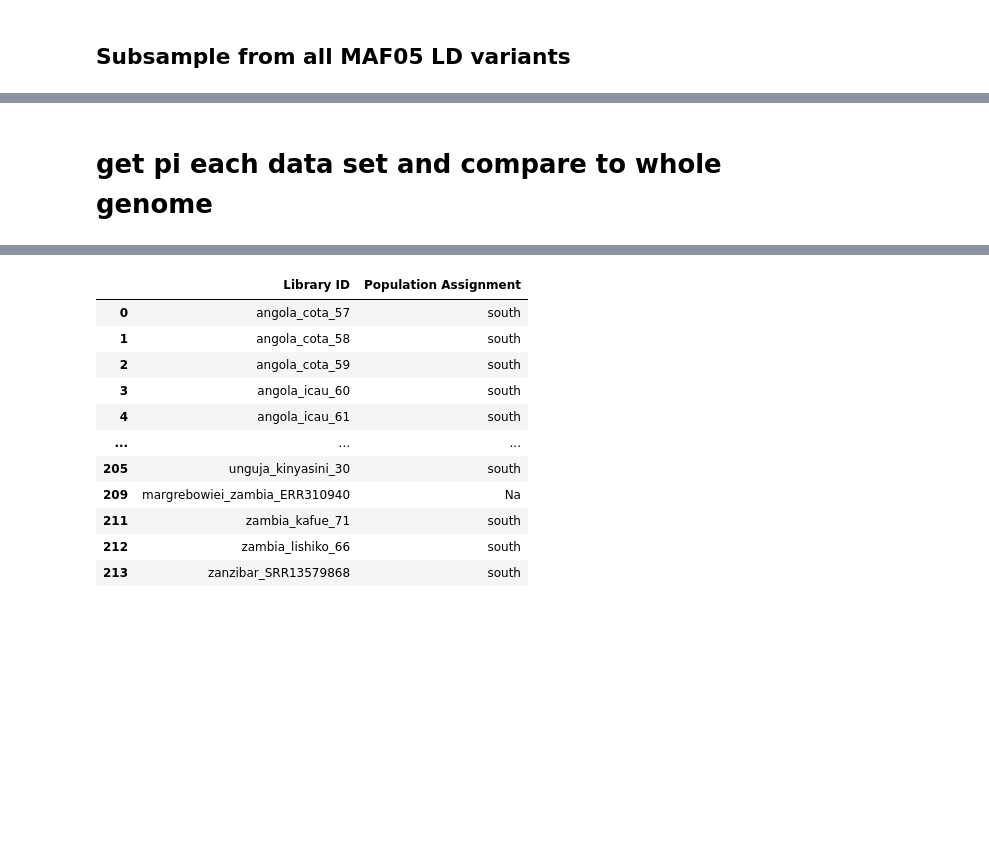
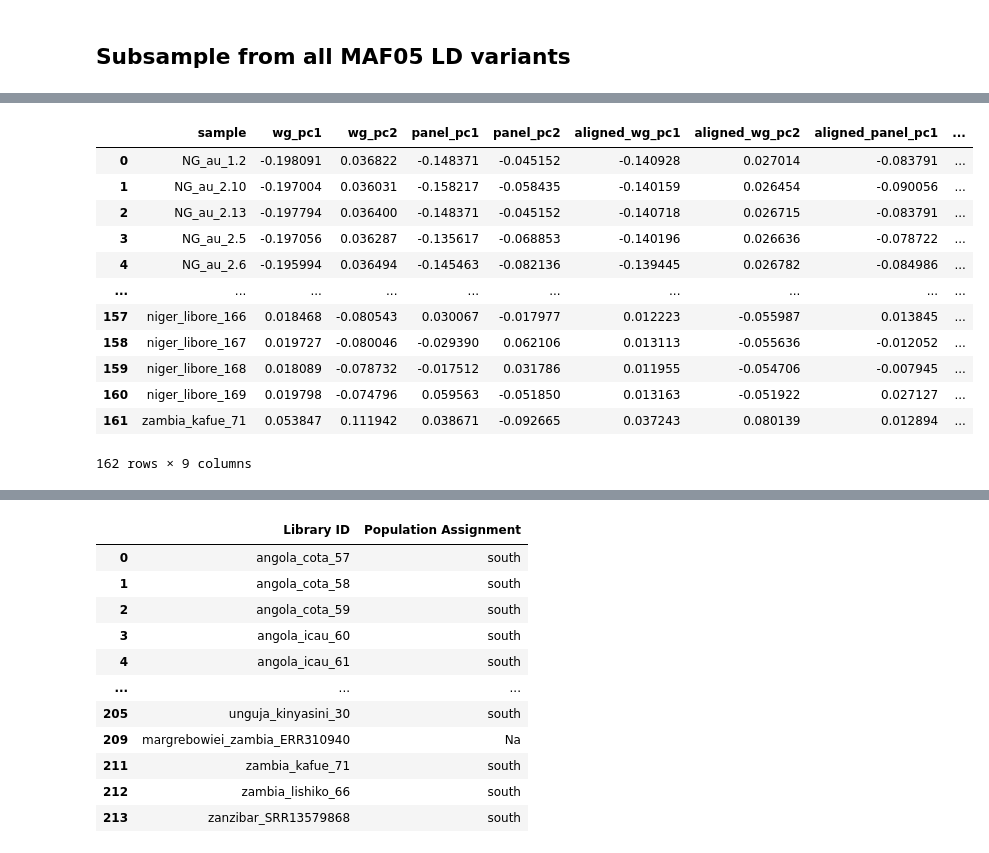
Before and after one commit to nealplatt/schisto_aim_panel, a Jupyter notebook: code/aim_panel_development.ipynb, the cells around one changed output, grey strips where cells are left out. Cells and saved outputs as stored; diff of their text form; code cells hidden in the pictures; blank space fills up the shorter version.

```diff
--- a/code/aim_panel_development.ipynb
+++ b/code/aim_panel_development.ipynb
@@ -987,2 +686,0 @@ plt.show()
-# %% [markdown]
-# get pi each data set and compare to whole genome
@@ -988,0 +689,16 @@ plt.show()
+# %%
+pca_df
+# %% [output]
+|  | sample | wg_pc1 | wg_pc2 | panel_pc1 | panel_pc2 | aligned_wg_pc1 | aligned_wg_pc2 | aligned_panel_pc1 | ... |
+| 0 | NG_au_1.2 | -0.198091 | 0.036822 | -0.148371 | -0.045152 | -0.140928 | 0.027014 | -0.083791 | ... |
+| 1 | NG_au_2.10 | -0.197004 | 0.036031 | -0.158217 | -0.058435 | -0.140159 | 0.026454 | -0.090056 | ... |
+| 2 | NG_au_2.13 | -0.197794 | 0.036400 | -0.148371 | -0.045152 | -0.140718 | 0.026715 | -0.083791 | ... |
+| 3 | NG_au_2.5 | -0.197056 | 0.036287 | -0.135617 | -0.068853 | -0.140196 | 0.026636 | -0.078722 | ... |
+| 4 | NG_au_2.6 | -0.195994 | 0.036494 | -0.145463 | -0.082136 | -0.139445 | 0.026782 | -0.084986 | ... |
+| ... | ... | ... | ... | ... | ... | ... | ... | ... | ... |
+| 157 | niger_libore_166 | 0.018468 | -0.080543 | 0.030067 | -0.017977 | 0.012223 | -0.055987 | 0.013845 | ... |
+| 158 | niger_libore_167 | 0.019727 | -0.080046 | -0.029390 | 0.062106 | 0.013113 | -0.055636 | -0.012052 | ... |
+| 159 | niger_libore_168 | 0.018089 | -0.078732 | -0.017512 | 0.031786 | 0.011955 | -0.054706 | -0.007945 | ... |
+| 160 | niger_libore_169 | 0.019798 | -0.074796 | 0.059563 | -0.051850 | 0.013163 | -0.051922 | 0.027127 | ... |
+| 161 | zambia_kafue_71 | 0.053847 | 0.111942 | 0.038671 | -0.092665 | 0.037243 | 0.080139 | 0.012894 | ... |
+162 rows × 9 columns
```
Also changed, not shown: parts of 41 cells of this notebook.
